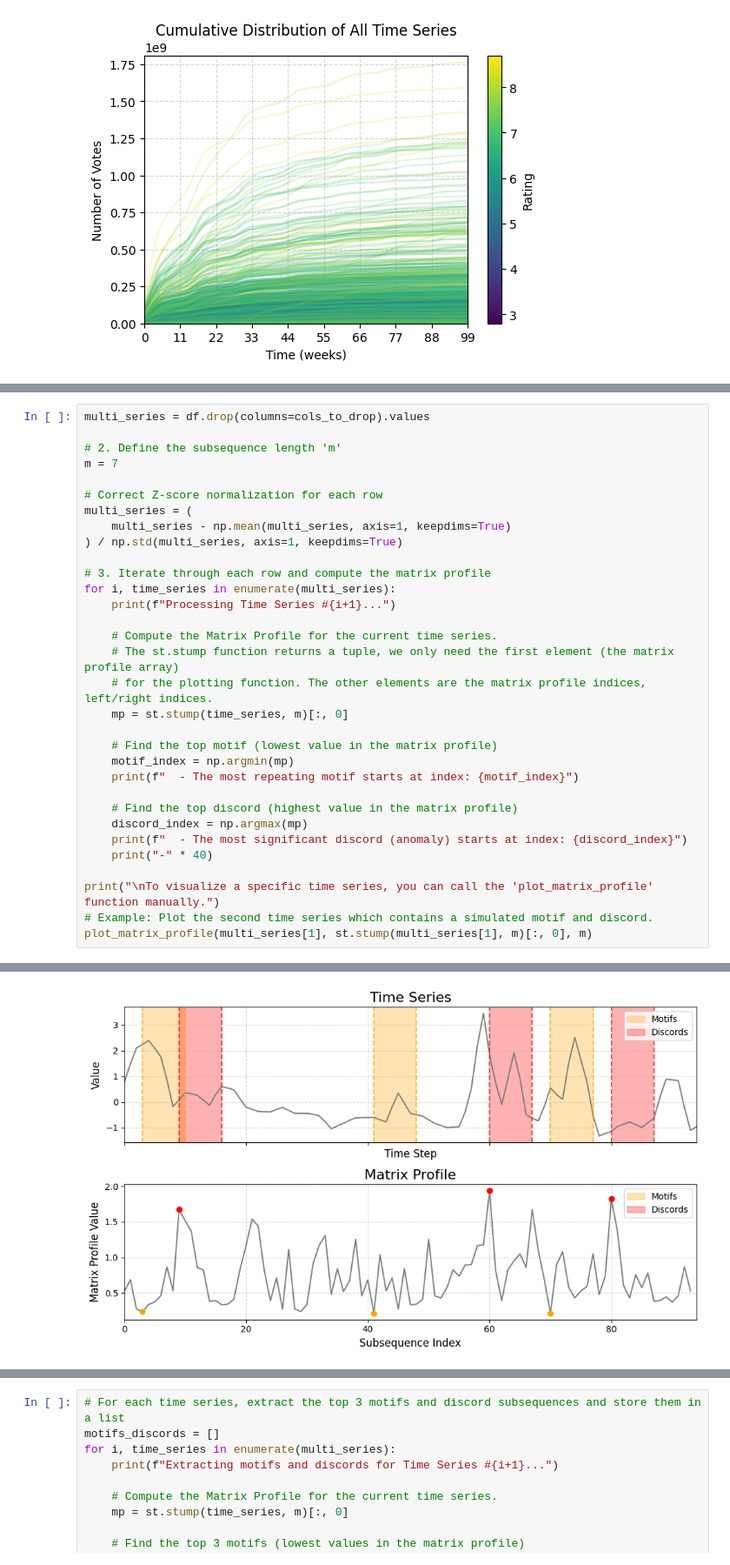
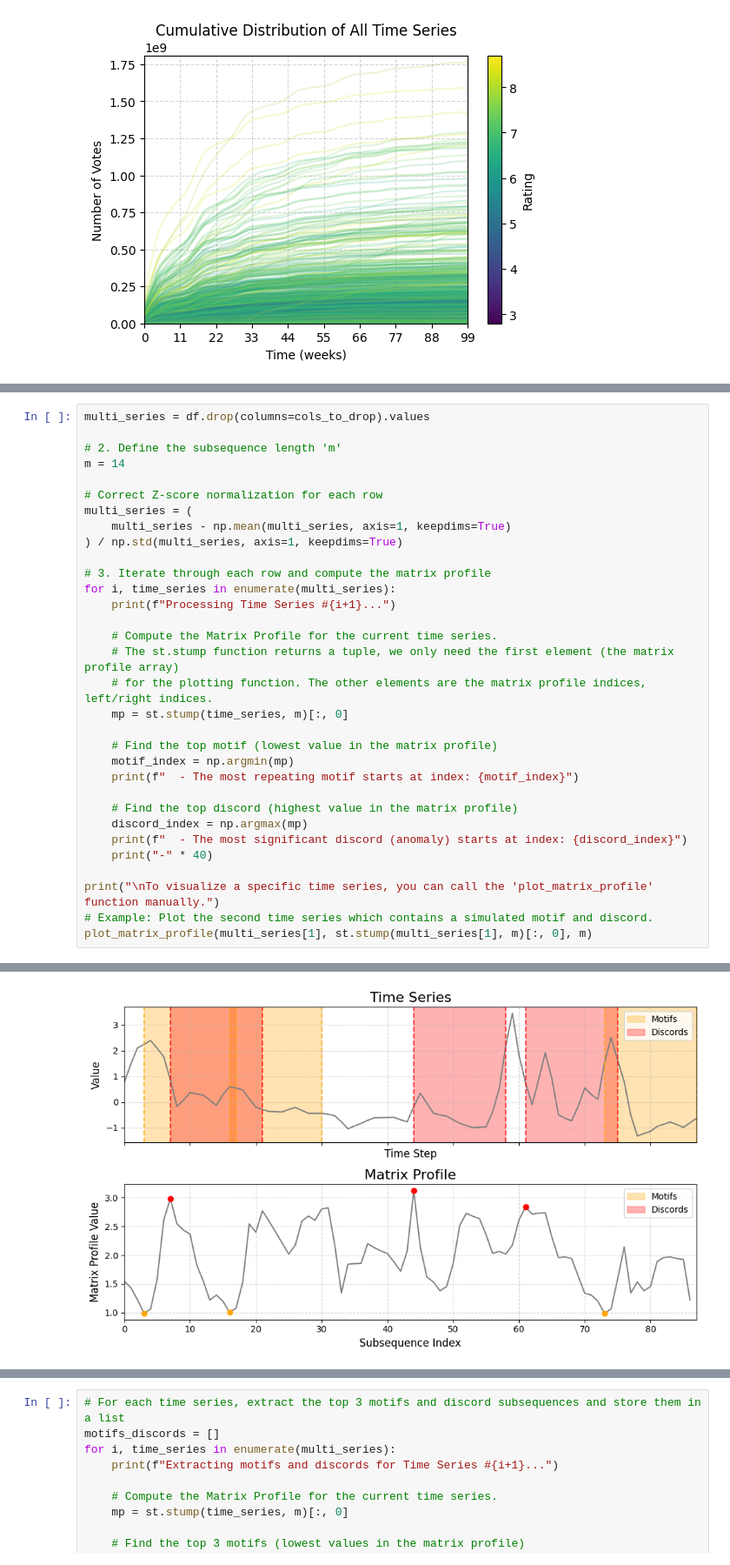
Before and after one commit to ChefBB/dm2_project, a Jupyter notebook: TS/motifs_discords.ipynb, the cells around one changed output, grey strips where cells are left out. Shown at 87% size. Saved outputs shown, nothing was run; the diff lists cells and outputs as text.

```diff
--- a/TS/motifs_discords.ipynb
+++ b/TS/motifs_discords.ipynb
@@ -326,7 +324,7 @@ def plot_matrix_profile(time_series, mp, m):
 multi_series = df.drop(columns=cols_to_drop).values
 
 # 2. Define the subsequence length 'm'
-m = 7
+m = 14
 
 # Correct Z-score normalization for each row
 multi_series = (
@@ -372,7 +370,7 @@ Processing Time Series #3...
 ----------------------------------------
 
 To visualize a specific time series, you can call the 'plot_matrix_profile' function manually.
-[figure, old version]
+[figure, new version]
 # %%
 plot_matrix_profile(multi_series[1000], st.stump(multi_series[1000], m)[:, 0], m)
 # %% [output]
```
Also changed, not shown: parts of 8 cells of this notebook, 1 other file.
